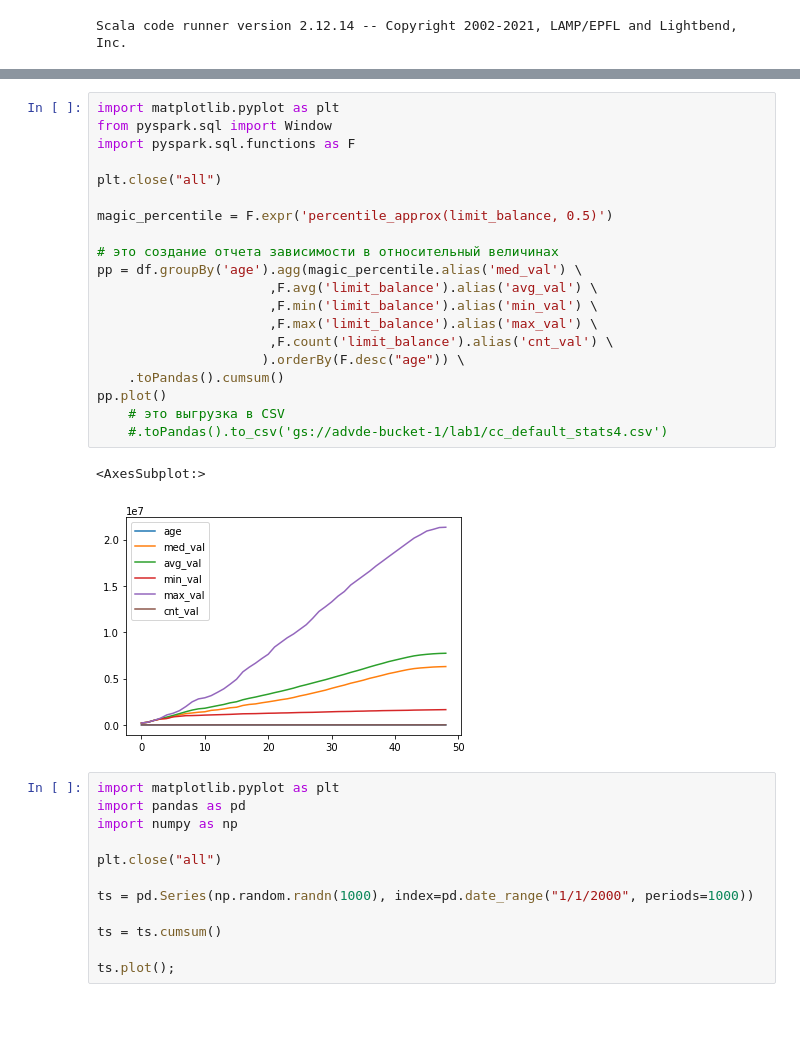
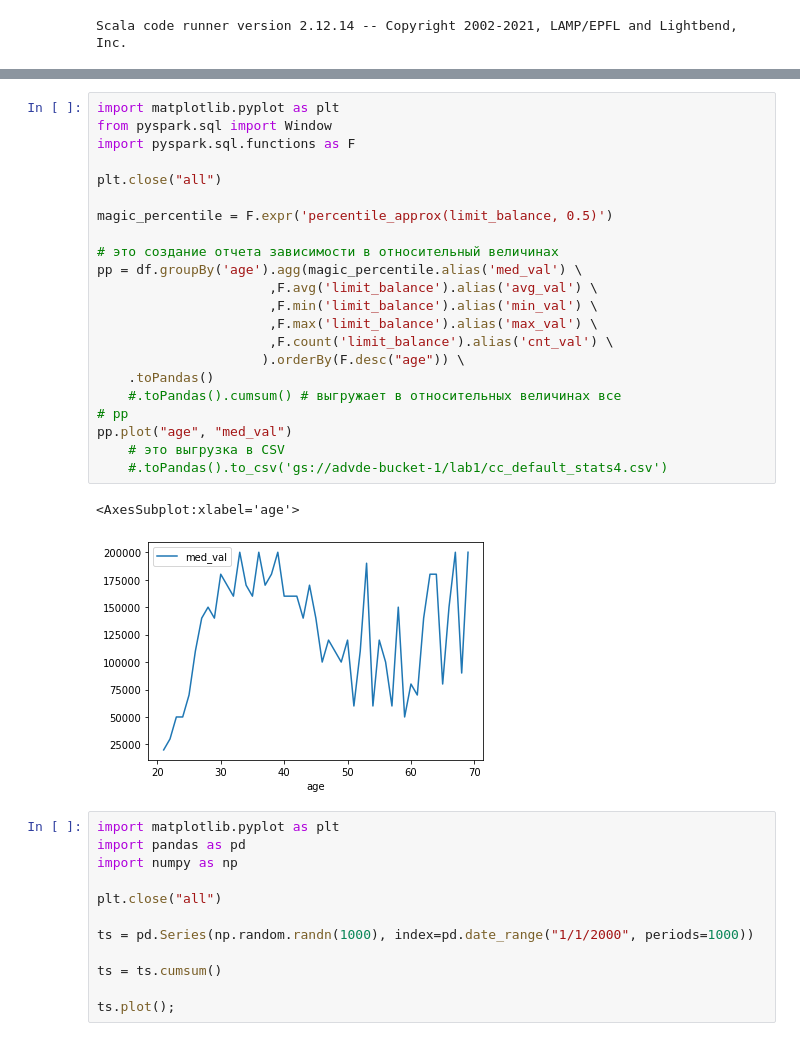
Before and after one commit to sevastyanovii/advde, a Jupyter notebook: gcp-lab01/gcp-lab1.ipynb, the cells around one changed output, grey strips where cells are left out. Drawn from its saved outputs; the diff is of its cells as text; blank space fills up the shorter version.

```diff
--- a/gcp-lab01/gcp-lab1.ipynb
+++ b/gcp-lab01/gcp-lab1.ipynb
@@ -32,26 +33,28 @@ None
 # %%
 import matplotlib.pyplot as plt
 from pyspark.sql import Window
 import pyspark.sql.functions as F
 
 plt.close("all")
 
 magic_percentile = F.expr('percentile_approx(limit_balance, 0.5)')
 
 # это создание отчета зависимости в относительный величинах
 pp = df.groupBy('age').agg(magic_percentile.alias('med_val') \
                       ,F.avg('limit_balance').alias('avg_val') \
                       ,F.min('limit_balance').alias('min_val') \
                       ,F.max('limit_balance').alias('max_val') \
                       ,F.count('limit_balance').alias('cnt_val') \
                      ).orderBy(F.desc("age")) \
-    .toPandas().cumsum()
-pp.plot()
+    .toPandas()
+    #.toPandas().cumsum() # выгружает в относительных величинах все
+# pp
+pp.plot("age", "med_val")
     # это выгрузка в CSV
     #.toPandas().to_csv('gs://advde-bucket-1/lab1/cc_default_stats4.csv')
 # %% [output]
-<AxesSubplot:>
+<AxesSubplot:xlabel='age'>
-[figure, old version]
+[figure, new version]
 # %%
 import matplotlib.pyplot as plt
 import pandas as pd
```
Also changed, not shown: parts of 1 cell of this notebook.
